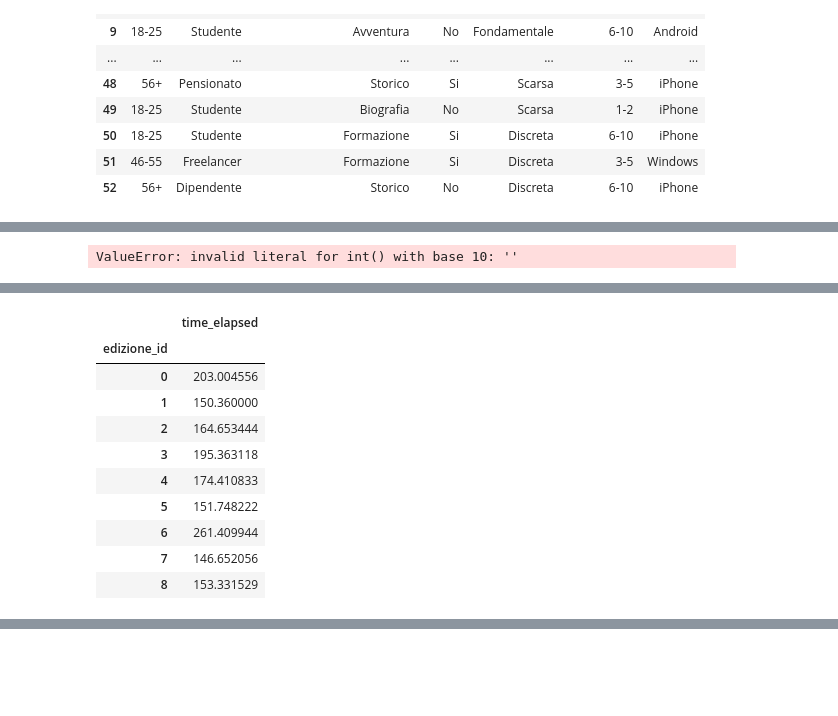
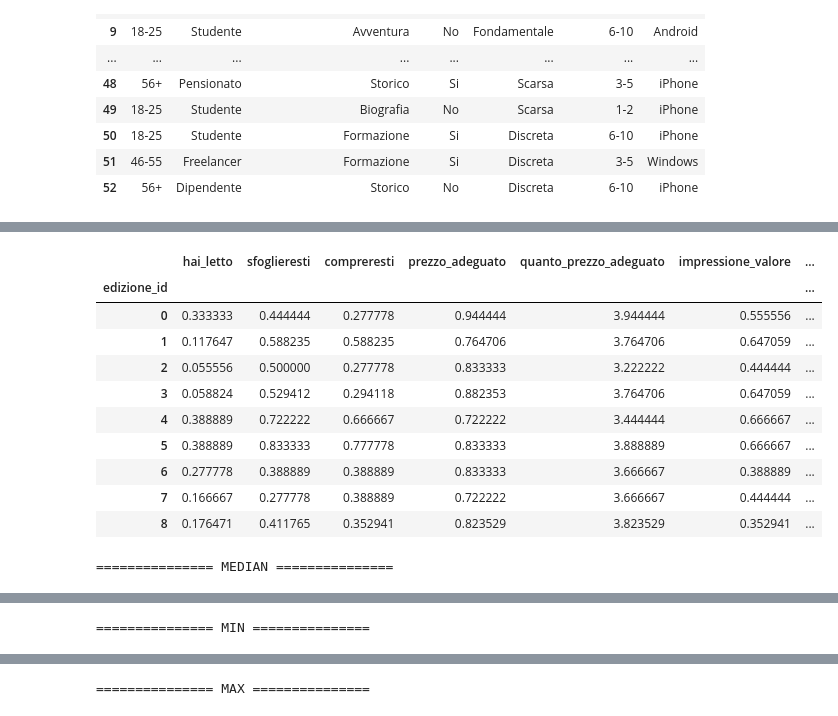
Before and after one commit to canta2899/crowdsourcing-experiment, a Jupyter notebook: pyAnalysis/analysis.ipynb, the cells around one changed output, grey strips where cells are left out. Saved outputs shown, nothing was run; the diff lists cells and outputs as text; code cells hidden in the pictures; blank space fills up the shorter version.

```diff
--- a/pyAnalysis/analysis.ipynb
+++ b/pyAnalysis/analysis.ipynb
@@ -411,8 +408,7 @@ def get_edition_index(current_book):
             return book['index']
     print('Youston we got a problem')
 
-for i, entry in enumerate(worker_data):
-    print(i)
+for entry in worker_data:
     data, task = entry
 
     for book in task['documents']:
@@ -430,10 +426,12 @@ for i, entry in enumerate(worker_data):
 
     for index, timestamp in enumerate(data['timestamps_elapsed']):
         if index != 0: # first timestamp is the questionnaire
-            dict_data['time_elapsed'].append(timestamp)
+            if type(timestamp) == list:
+                dict_data['time_elapsed'].append(timestamp[-1])
+            else:
+                dict_data['time_elapsed'].append(timestamp)
 
 df_data = pd.DataFrame(dict_data)
 
 # display(df_data)
-print("All fine!")
 # %% [output]
@@ -458,14 +439,3 @@ ValueError: invalid literal for int() with base 10: ''
-# %%
-df_data = df_data.astype({
-    'hai_letto': 'int32',
-    'sfoglieresti': 'int32',
-    'compreresti': 'int32',
-    'prezzo_adeguato': 'int32',
-    'quanto_prezzo_adeguato': 'int32',
-    'impressione_valore': 'int32'
-})
-# %% [output]
-ValueError: invalid literal for int() with base 10: ''
 # %%
 """
 Calcolate le seguenti misure per ciascuna edizione:
@@ -475,11 +445,35 @@ Calcolate le seguenti misure per ciascuna edizione:
     Edizione con il livello minimo di adeguatezza del prezzo
 """
 
-print(df_data.dtypes)
-
-mean = df_data\
+# MEAN
+mean_edition = df_data\
     .groupby('edizione_id')\
     .mean()
 
-mean
+print("=============== MEAN ===============")
+display(mean_edition)
+
+# MEDIAN
+median_edition = df_data\
+    .groupby('edizione_id')\
+    .median()
+
+print("=============== MEDIAN ===============")
+display(median_edition)
+
+# MIN
+min_edition = df_data\
+    .groupby('edizione_id')\
+    .min()
+
+print("=============== MIN ===============")
+display(min_edition)
+
+# MAX
+max_edition = df_data\
+    .groupby('edizione_id')\
+    .max()
+
+print("=============== MAX ===============")
+display(max_edition)
 # %% [output]
@@ -496,11 +481,12 @@ dtype: object
-|  | time_elapsed |
-| edizione_id |  |
-| 0 | 203.004556 |
-| 1 | 150.360000 |
-| 2 | 164.653444 |
-| 3 | 195.363118 |
-| 4 | 174.410833 |
-| 5 | 151.748222 |
-| 6 | 261.409944 |
-| 7 | 146.652056 |
-| 8 | 153.331529 |
+|  | hai_letto | sfoglieresti | compreresti | prezzo_adeguato | quanto_prezzo_adeguato | impressione_valore | ... |
+| edizione_id |  |  |  |  |  |  | ... |
+| 0 | 0.333333 | 0.444444 | 0.277778 | 0.944444 | 3.944444 | 0.555556 | ... |
+| 1 | 0.117647 | 0.588235 | 0.588235 | 0.764706 | 3.764706 | 0.647059 | ... |
+| 2 | 0.055556 | 0.500000 | 0.277778 | 0.833333 | 3.222222 | 0.444444 | ... |
+| 3 | 0.058824 | 0.529412 | 0.294118 | 0.882353 | 3.764706 | 0.647059 | ... |
+| 4 | 0.388889 | 0.722222 | 0.666667 | 0.722222 | 3.444444 | 0.666667 | ... |
+| 5 | 0.388889 | 0.833333 | 0.777778 | 0.833333 | 3.888889 | 0.666667 | ... |
+| 6 | 0.277778 | 0.388889 | 0.388889 | 0.833333 | 3.666667 | 0.388889 | ... |
+| 7 | 0.166667 | 0.277778 | 0.388889 | 0.722222 | 3.666667 | 0.444444 | ... |
+| 8 | 0.176471 | 0.411765 | 0.352941 | 0.823529 | 3.823529 | 0.352941 | ... |
+=============== MEDIAN ===============
@@ -506,0 +504 @@ dtype: object
+=============== MIN ===============
@@ -506,0 +516 @@ dtype: object
+=============== MAX ===============
```
Also changed, not shown: parts of 8 cells of this notebook, 2 other files.
